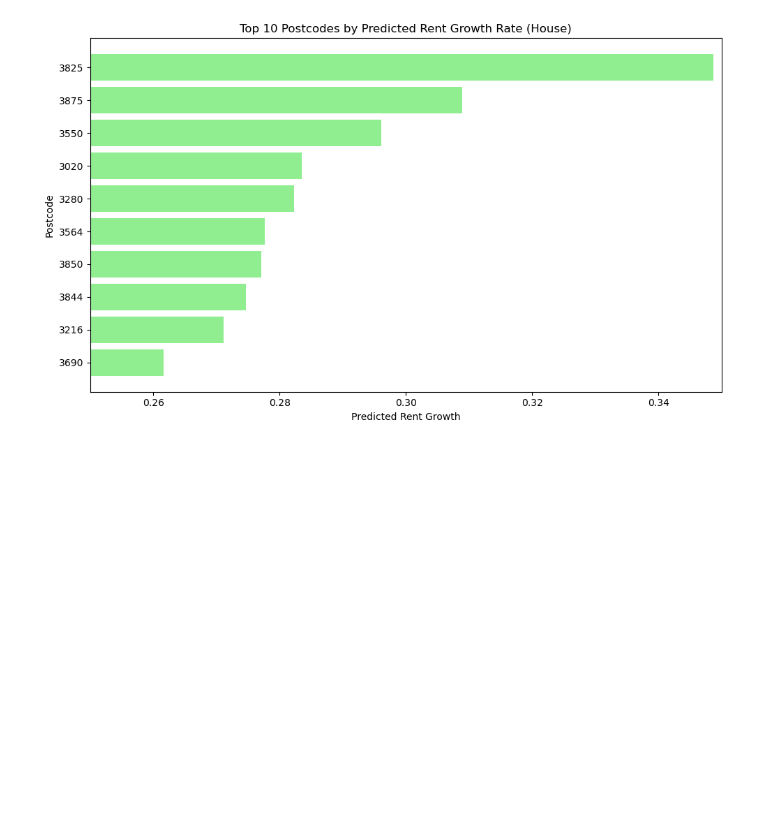
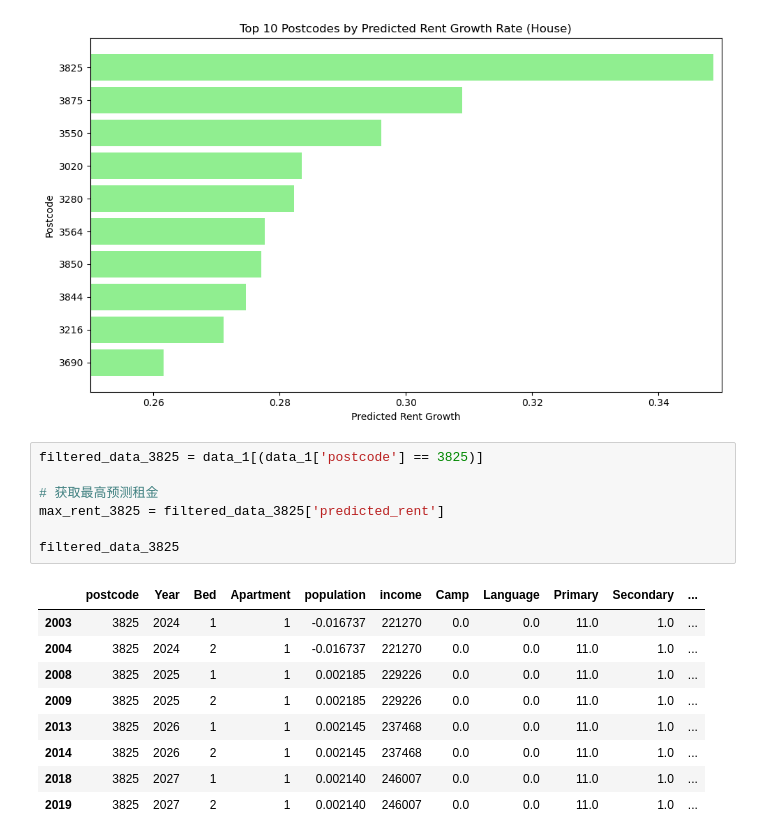
Before and after one commit to MAST30034-AppliedDataScience/project-2-group-real-estate-industry-project-16, a Jupyter notebook: notebooks/Analysis/growth_rate.ipynb, the cells around one changed output. Drawn from its saved outputs; the diff is of its cells as text; blank space fills up the shorter version.

```diff
--- a/notebooks/Analysis/growth_rate.ipynb
+++ b/notebooks/Analysis/growth_rate.ipynb
@@ -110,3 +110,20 @@ plt.tight_layout()
 plt.show()
 # %% [output]
 [figure]
+# %%
+filtered_data_3825 = data_1[(data_1['postcode'] == 3825)]
+
+# 获取最高预测租金
+max_rent_3825 = filtered_data_3825['predicted_rent']
+
+filtered_data_3825
+# %% [output]
+|  | postcode | Year | Bed | Apartment | population | income | Camp | Language | Primary | Secondary | ... |
+| 2003 | 3825 | 2024 | 1 | 1 | -0.016737 | 221270 | 0.0 | 0.0 | 11.0 | 1.0 | ... |
+| 2004 | 3825 | 2024 | 2 | 1 | -0.016737 | 221270 | 0.0 | 0.0 | 11.0 | 1.0 | ... |
+| 2008 | 3825 | 2025 | 1 | 1 | 0.002185 | 229226 | 0.0 | 0.0 | 11.0 | 1.0 | ... |
+| 2009 | 3825 | 2025 | 2 | 1 | 0.002185 | 229226 | 0.0 | 0.0 | 11.0 | 1.0 | ... |
+| 2013 | 3825 | 2026 | 1 | 1 | 0.002145 | 237468 | 0.0 | 0.0 | 11.0 | 1.0 | ... |
+| 2014 | 3825 | 2026 | 2 | 1 | 0.002145 | 237468 | 0.0 | 0.0 | 11.0 | 1.0 | ... |
+| 2018 | 3825 | 2027 | 1 | 1 | 0.002140 | 246007 | 0.0 | 0.0 | 11.0 | 1.0 | ... |
+| 2019 | 3825 | 2027 | 2 | 1 | 0.002140 | 246007 | 0.0 | 0.0 | 11.0 | 1.0 | ... |
```
Also changed, not shown: parts of 1 cell of this notebook, 1 other file.
